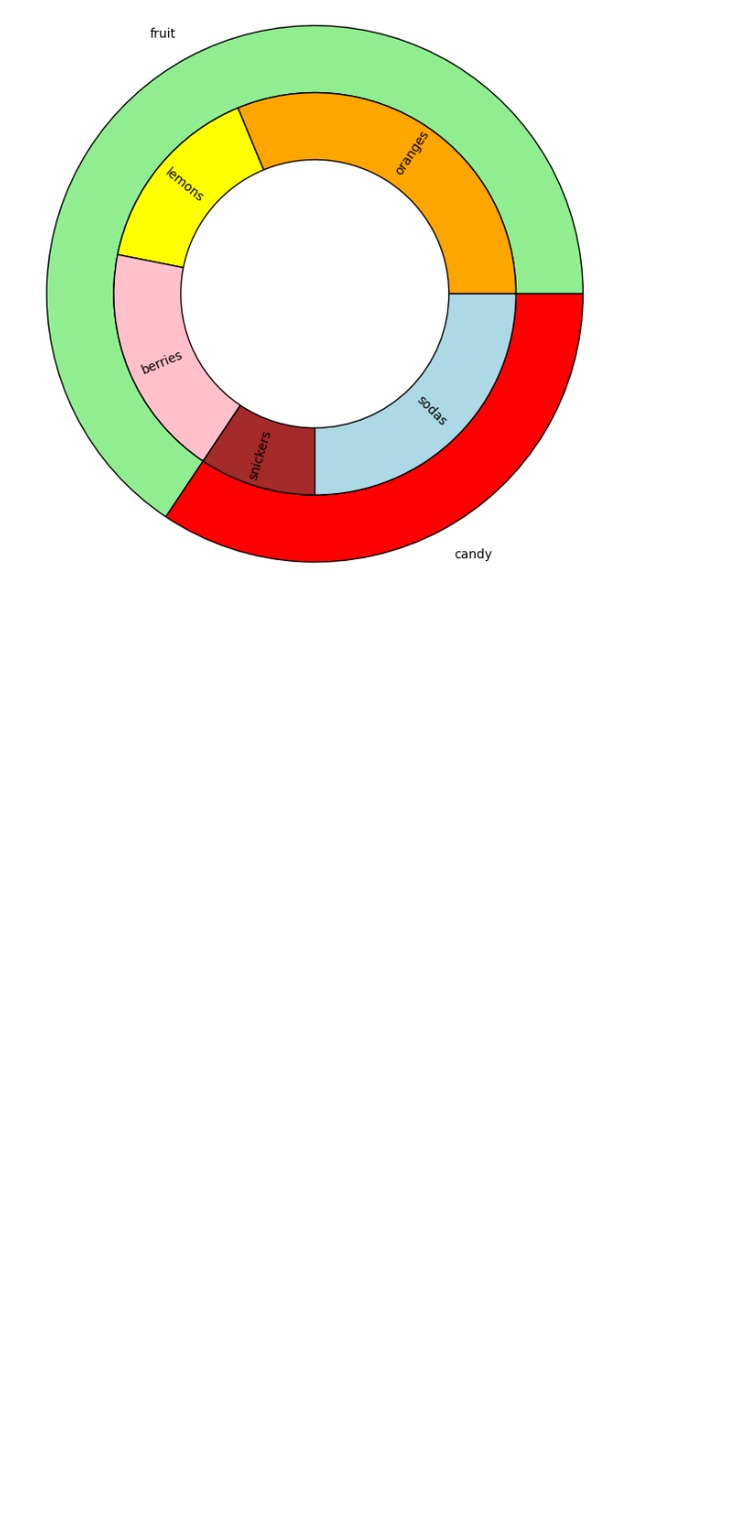
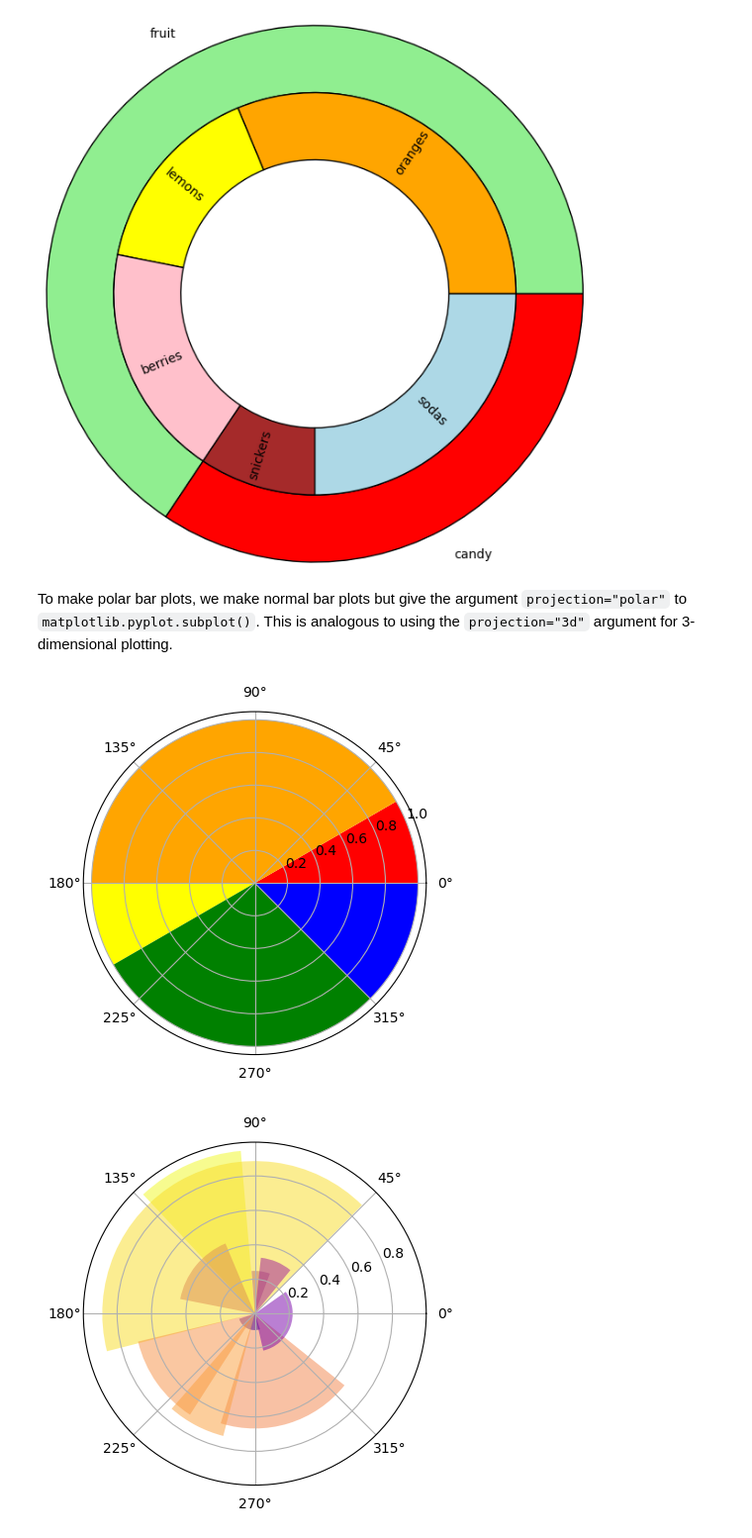
Before and after one commit to jaketanderson/phys41, a Jupyter notebook: Homework_3/Homework_3.ipynb, the cells around one changed output. Shown: that part at 99% size. Saved outputs shown, nothing was run; the diff lists cells and outputs as text; code cells hidden in the pictures; blank space fills up the shorter version.

```diff
--- a/Homework_3/Homework_3.ipynb
+++ b/Homework_3/Homework_3.ipynb
@@ -185,3 +201,38 @@ ax.pie(inner_sizes, labels=inner_labels, radius=2-size, colors=inner_colors, rot
 fig.show()
 # %% [output]
 [figure]
+# %% [markdown]
+To make polar bar plots, we make normal bar plots but give the argument `projection="polar"` to `matplotlib.pyplot.subplot()`. This is analogous to using the `projection="3d"` argument for 3-dimensional plotting.
+# %%
+fig1, ax1 = plt.subplots(
+    figsize=(4.5, 4.5), nrows=1, ncols=1, subplot_kw={"projection": "polar"}
+)
+# thetas is used as a list of angles at which lines between wedges occur
+thetas = [0, np.pi / 6, np.pi, 7 * np.pi / 6, 14 * np.pi / 8]
+radii = [1 for _ in thetas]
+widths = []
+for i, theta in enumerate(thetas):
+    if i + 1 == len(thetas):
+        widths.append(2 * np.pi - theta)
+    else:
+        widths.append(thetas[i + 1] - thetas[i])
+
+colors = ["red", "orange", "yellow", "green", "blue", "purple"]
+# Fun fact: I mistyped "thetas" as "theta" below and wasted ~30 mins troubleshooting
+ax1.bar(thetas, radii, width=widths, color=colors, align="edge")
+fig1.show()
+
+fig2, ax2 = plt.subplots(
+    figsize=(4.5, 4.5), nrows=1, ncols=1, subplot_kw={"projection": "polar"}
+)
+rng = np.random.default_rng(seed=12345)
+thetas = rng.random(size=(10)) * 2 * np.pi
+radii = rng.random(size=(10))
+widths = rng.random(size=(10)) * (np.pi - np.pi / 16) + np.pi / 16
+# Using plasma colors, normalized
+colors = plt.cm.plasma([radius / max(radii) for radius in radii])
+ax2.bar(thetas, radii, width=widths, color=colors, align="center", alpha=0.5)
+fig2.show()
+# %% [output]
+[figure, added]
+[figure, added]
```
Also changed, not shown: parts of 2 cells of this notebook.
